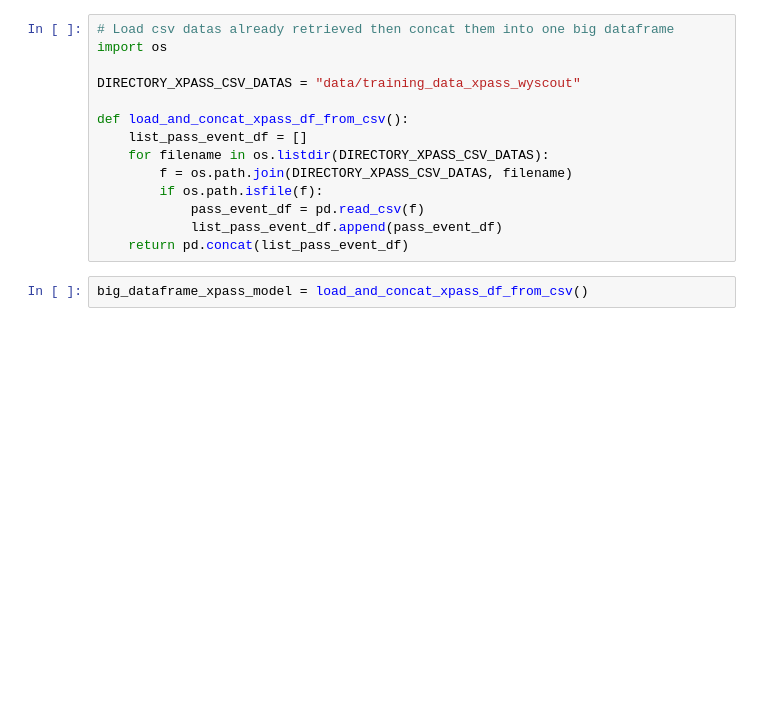
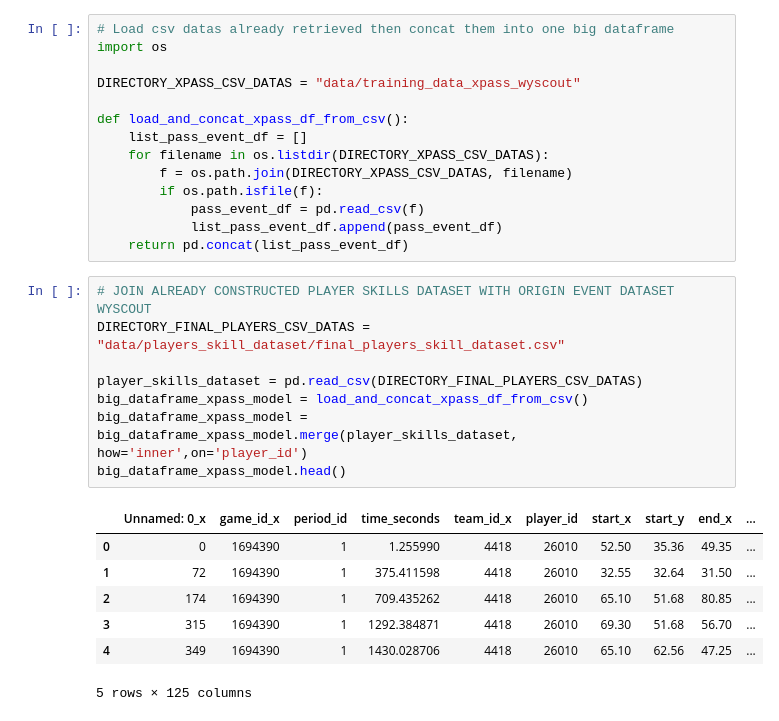
Before and after one commit to Steve23522016/vaep-base-code, a Jupyter notebook: notebooks/expected_passes_model.ipynb, the cells around one changed output. Cells and saved outputs as stored; diff of their text form; blank space fills up the shorter version.

```diff
--- a/notebooks/expected_passes_model.ipynb
+++ b/notebooks/expected_passes_model.ipynb
@@ -132,7 +212,21 @@ def load_and_concat_xpass_df_from_csv():
             pass_event_df = pd.read_csv(f)
             list_pass_event_df.append(pass_event_df)
     return pd.concat(list_pass_event_df)
-# %%
-big_dataframe_xpass_model = load_and_concat_xpass_df_from_csv()
+# %%
+# JOIN ALREADY CONSTRUCTED PLAYER SKILLS DATASET WITH ORIGIN EVENT DATASET WYSCOUT
+DIRECTORY_FINAL_PLAYERS_CSV_DATAS = "data/players_skill_dataset/final_players_skill_dataset.csv"
+
+player_skills_dataset = pd.read_csv(DIRECTORY_FINAL_PLAYERS_CSV_DATAS)
+big_dataframe_xpass_model = load_and_concat_xpass_df_from_csv()
+big_dataframe_xpass_model = big_dataframe_xpass_model.merge(player_skills_dataset, how='inner',on='player_id')
+big_dataframe_xpass_model.head()
+# %% [output]
+|  | Unnamed: 0_x | game_id_x | period_id | time_seconds | team_id_x | player_id | start_x | start_y | end_x | ... |
+| 0 | 0 | 1694390 | 1 | 1.255990 | 4418 | 26010 | 52.50 | 35.36 | 49.35 | ... |
+| 1 | 72 | 1694390 | 1 | 375.411598 | 4418 | 26010 | 32.55 | 32.64 | 31.50 | ... |
+| 2 | 174 | 1694390 | 1 | 709.435262 | 4418 | 26010 | 65.10 | 51.68 | 80.85 | ... |
+| 3 | 315 | 1694390 | 1 | 1292.384871 | 4418 | 26010 | 69.30 | 51.68 | 56.70 | ... |
+| 4 | 349 | 1694390 | 1 | 1430.028706 | 4418 | 26010 | 65.10 | 62.56 | 47.25 | ... |
+5 rows × 125 columns
 # %%
 # SELECT ONLY FEATURED COLUMN FROM BIG DATASETS
```
Also changed, not shown: parts of 6 cells of this notebook, 8 other files.
